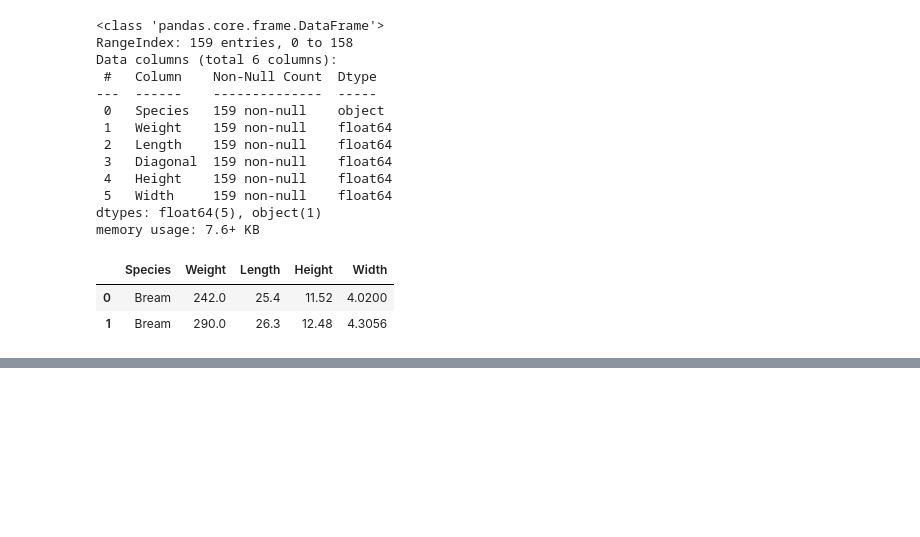
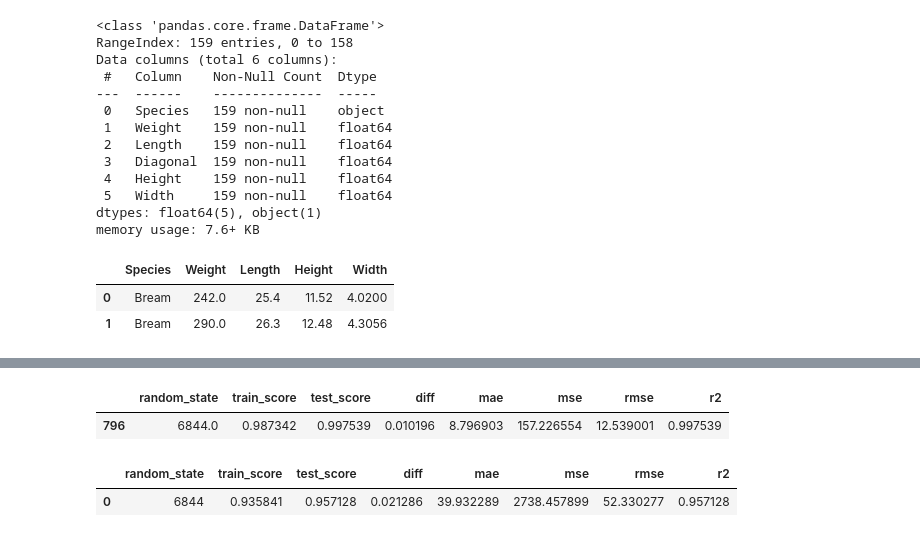
Before and after one commit to Schubert3275/KDT-MachineLearning_Study, a Jupyter notebook: DAY_04/ex_poly_LinearRegression.ipynb, the cells around one changed output, grey strips where cells are left out. Drawn from its saved outputs; the diff is of its cells as text; code cells hidden in the pictures; blank space fills up the shorter version.

```diff
--- a/DAY_04/ex_poly_LinearRegression.ipynb
+++ b/DAY_04/ex_poly_LinearRegression.ipynb
@@ -89,0 +190,32 @@ KeyError: "['Species'] not found in axis"
+# %%
+scoreDF[scoreDF["test_score"] > 0.9].sort_values(
+    by=["test_score", "diff"], ascending=[False, True]
+)[:1]
+# %% [output]
+|  | random_state | train_score | test_score | diff | mae | mse | rmse | r2 |
+| 796 | 6844.0 | 0.987342 | 0.997539 | 0.010196 | 8.796903 | 157.226554 | 12.539001 | 0.997539 |
+# %%
+x_train, x_test, y_train, y_test = train_test_split(
+    featureDF, targetDF, test_size=0.2, random_state=6844
+)
+scaler.fit(x_train)
+scaled_x_train = scaler.transform(x_train)
+scaled_x_test = scaler.transform(x_test)
+
+model.fit(scaled_x_train, y_train)
+train_score = model.score(scaled_x_train, y_train)
+test_score = model.score(scaled_x_test, y_test)
+diff = abs(test_score - train_score)
+
+y_pre = model.predict(scaled_x_test)
+mae = mean_absolute_error(y_test, y_pre)
+mse = mean_squared_error(y_test, y_pre)
+rmse = mean_squared_error(y_test, y_pre, squared=False)
+r2 = r2_score(y_test, y_pre)
+
+pd.DataFrame(
+    [(6844, train_score, test_score, diff, mae, mse, rmse, r2)], columns=scoreDF.columns
+)
+# %% [output]
+|  | random_state | train_score | test_score | diff | mae | mse | rmse | r2 |
+| 0 | 6844 | 0.935841 | 0.957128 | 0.021286 | 39.932289 | 2738.457899 | 52.330277 | 0.957128 |
```
Also changed, not shown: parts of 12 cells of this notebook.
